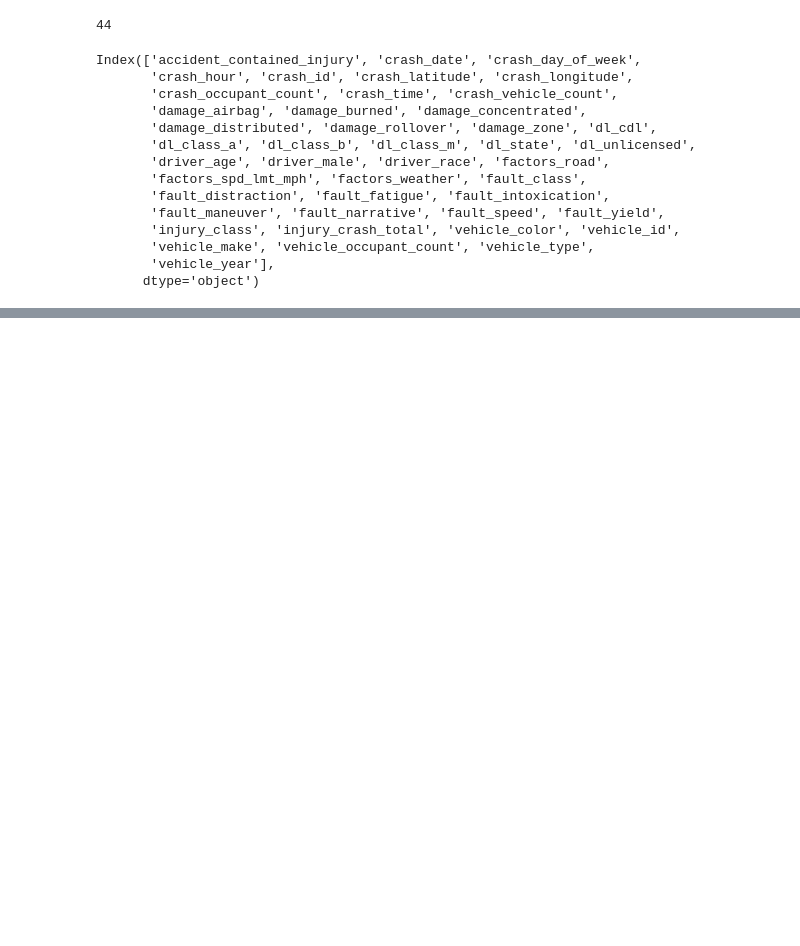
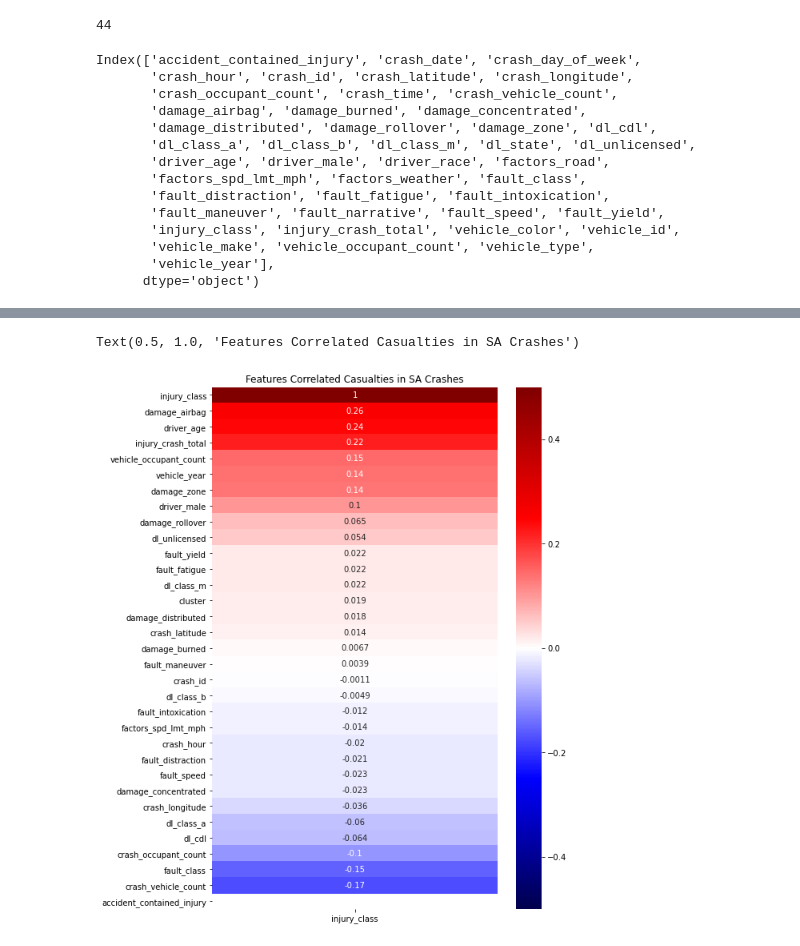
Before and after one commit to RAXR-Capstone/project_danger_zone, a Jupyter notebook: work_space/AnnaWorkspace/anna_explore.ipynb, the cells around one changed output, grey strips where cells are left out. Drawn from its saved outputs; the diff is of its cells as text; code cells hidden in the pictures; blank space fills up the shorter version.

```diff
--- a/work_space/AnnaWorkspace/anna_explore.ipynb
+++ b/work_space/AnnaWorkspace/anna_explore.ipynb
@@ -525,0 +529,2 @@ Name: crash_occupant_count, dtype: int64
+# %%
+train['cluster'] = kmeans.predict(X)
@@ -525,0 +562,7 @@ Name: crash_occupant_count, dtype: int64
+# %%
+plt.figure(figsize=(8,12))
+heatmap = sns.heatmap(train[train.injury_crash_total>0].corr()[['injury_class']].sort_values(by='injury_class', ascending=False), vmin=-.5, vmax=.5, annot=True,cmap='seismic')
+heatmap.set_title('Features Correlated Casualties in SA Crashes')
+# %% [output]
+Text(0.5, 1.0, 'Features Correlated Casualties in SA Crashes')
+[figure, added]
```
Also changed, not shown: parts of 16 cells of this notebook.
